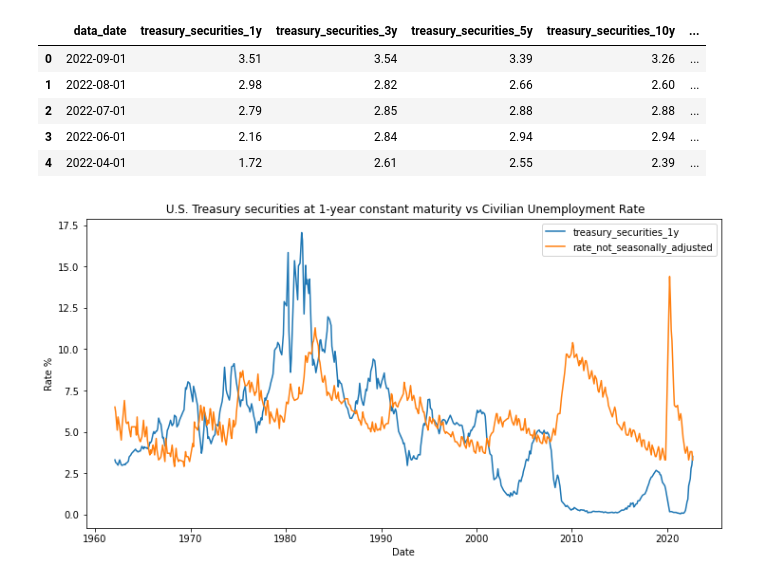
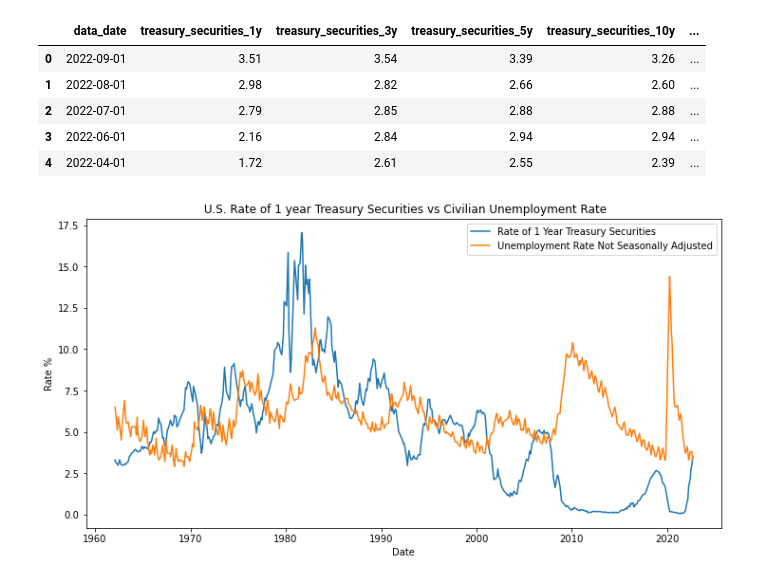
Before and after one commit to Shaunisme/Poject-2-ETL-on-datasets, a Jupyter notebook: pandas_etl.ipynb, the cells around one changed output. Saved outputs shown, nothing was run; the diff lists cells and outputs as text; code cells hidden in the pictures.

Commit message:
fine tune the plot

```diff
--- a/pandas_etl.ipynb
+++ b/pandas_etl.ipynb
@@ -234,9 +234,21 @@ full_df.head()
 
 import matplotlib.pyplot as plt
 import numpy as np
-# %%
-full_df.plot(x='data_date', y=['treasury_securities_1y', 'rate_not_seasonally_adjusted'],figsize=(12,6),ylabel='Rate %',xlabel='Date',title=' U.S. Treasury securities at 1-year constant maturity vs Civilian Unemployment Rate')
-
-plt.show()
-# %% [output]
-[figure, removed]
+# %%
+# Draw a plot to find some interesting things
+full_df=full_df.rename(columns={
+    'data_date':'Date',
+    'treasury_securities_1y':'Rate of 1 Year Treasury Securities',
+    'treasury_securities_3y':'Rate of 3 Years Treasury Securities',
+    'treasury_securities_5y':'Rate of 5 Years Treasury Securities',
+    'treasury_securities_10y':'Rate of 10 Years Treasury Securities',
+    'rate_seasonally_adjusted':'Unemployment Rate Seasonally Adjusted',
+    'rate_not_seasonally_adjusted':'Unemployment Rate Not Seasonally Adjusted',
+    })
+
+full_df.plot(x='Date', y=['Rate of 1 Year Treasury Securities', 'Unemployment Rate Not Seasonally Adjusted'],
+    figsize=(12,6),ylabel='Rate %',xlabel='Date',title=' U.S. Rate of 1 year Treasury Securities vs Civilian Unemployment Rate')
+
+plt.show()
+# %% [output]
+[figure, added]
```
Also changed, not shown: parts of 1 cell of this notebook.
